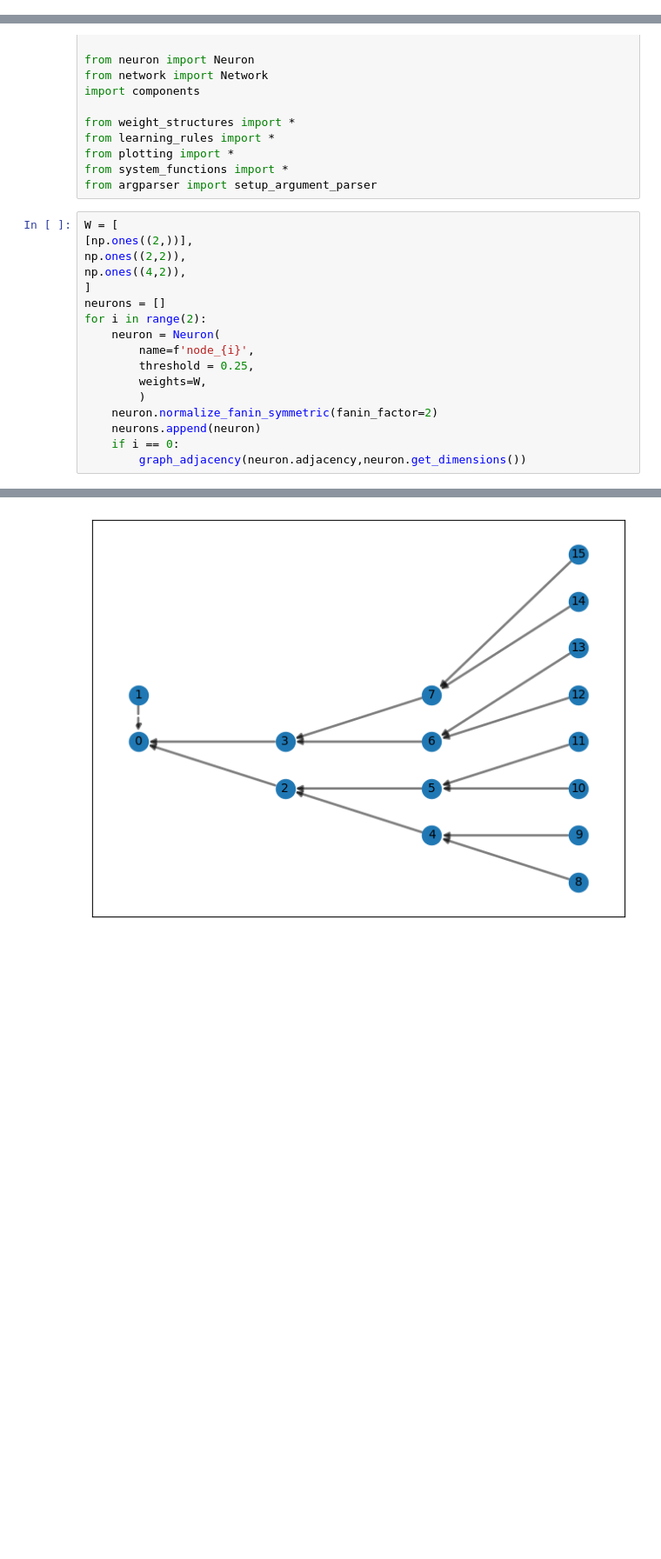
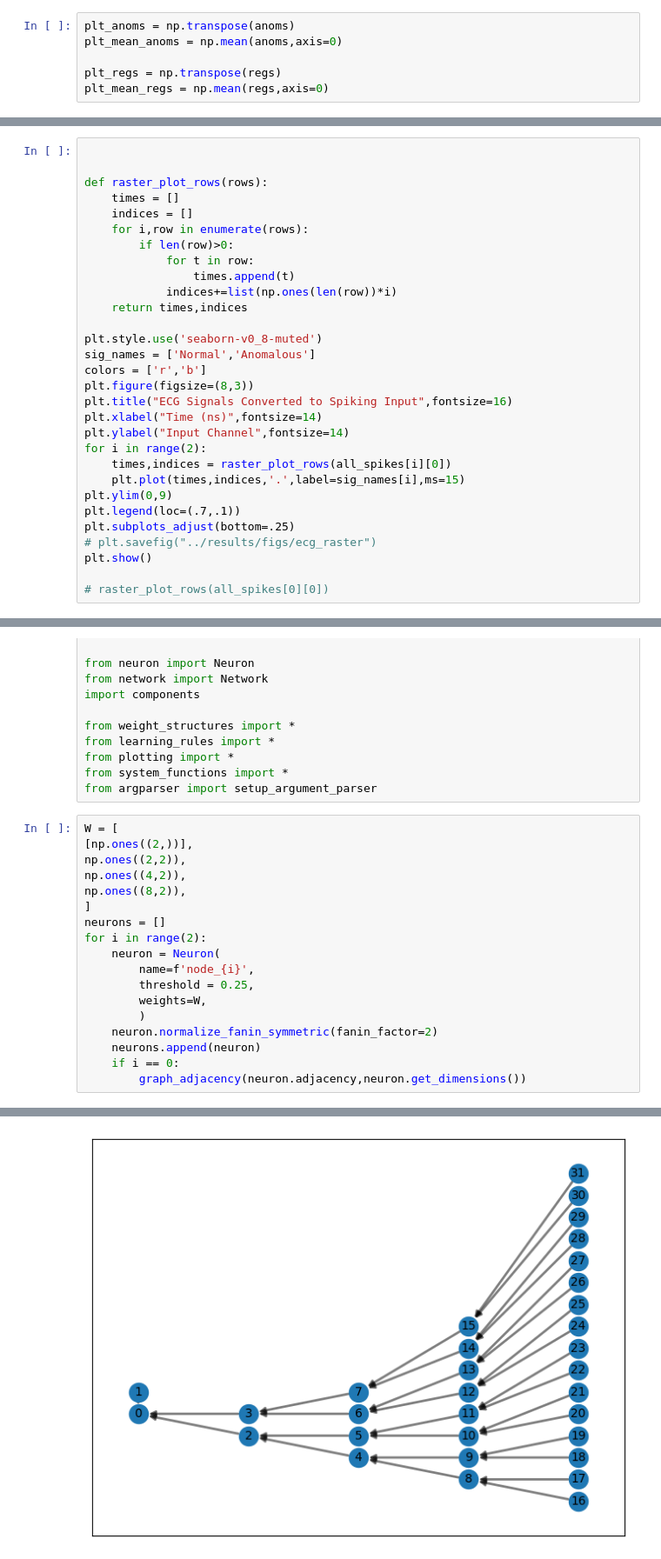
Before and after one commit to ryangitsit/slim_soens, a Jupyter notebook: experiments/ecg.ipynb, the cells around one changed output, grey strips where cells are left out. Shown at 87% size. Saved outputs shown, nothing was run; the diff lists cells and outputs as text; blank space fills up the shorter version.

```diff
--- a/experiments/ecg.ipynb
+++ b/experiments/ecg.ipynb
@@ -49,3 +65,9 @@ plt.plot(np.mean(regs,axis=0),linewidth=4, color='r')
 plt.show()
 # %% [output]
 [figure]
+# %%
+plt_anoms = np.transpose(anoms)
+plt_mean_anoms = np.mean(anoms,axis=0)
+
+plt_regs = np.transpose(regs)
+plt_mean_regs = np.mean(regs,axis=0)
@@ -123,0 +234,30 @@ Dataset with 2079 regular ECG inputs and 2919 anomalies generated.
+# %%
+
+
+def raster_plot_rows(rows):
+    times = []
+    indices = []
+    for i,row in enumerate(rows):
+        if len(row)>0:
+            for t in row:
+                times.append(t)
+            indices+=list(np.ones(len(row))*i)
+    return times,indices
+
+plt.style.use('seaborn-v0_8-muted')
+sig_names = ['Normal','Anomalous']
+colors = ['r','b']
+plt.figure(figsize=(8,3))
+plt.title("ECG Signals Converted to Spiking Input",fontsize=16)
+plt.xlabel("Time (ns)",fontsize=14)
+plt.ylabel("Input Channel",fontsize=14)
+for i in range(2):
+    times,indices = raster_plot_rows(all_spikes[i][0])
+    plt.plot(times,indices,'.',label=sig_names[i],ms=15)
+plt.ylim(0,9)
+plt.legend(loc=(.7,.1))
+plt.subplots_adjust(bottom=.25)
+# plt.savefig("../results/figs/ecg_raster")
+plt.show()
+
+# raster_plot_rows(all_spikes[0][0])
@@ -154,6 +323,7 @@ W = [
 [np.ones((2,))],
 np.ones((2,2)),
 np.ones((4,2)),
+np.ones((8,2)),
 ]
 neurons = []
 for i in range(2):
@@ -171,4 +341,4 @@ for i in range(2):
-[figure, old version]
+[figure, new version]
 # %%
 def plot_trajectories(nodes,double_dends=False):
     colors = plt.rcParams["axes.prop_cycle"].by_key()["color"]
```
Also changed, not shown: parts of 17 cells of this notebook, 5 other files.
